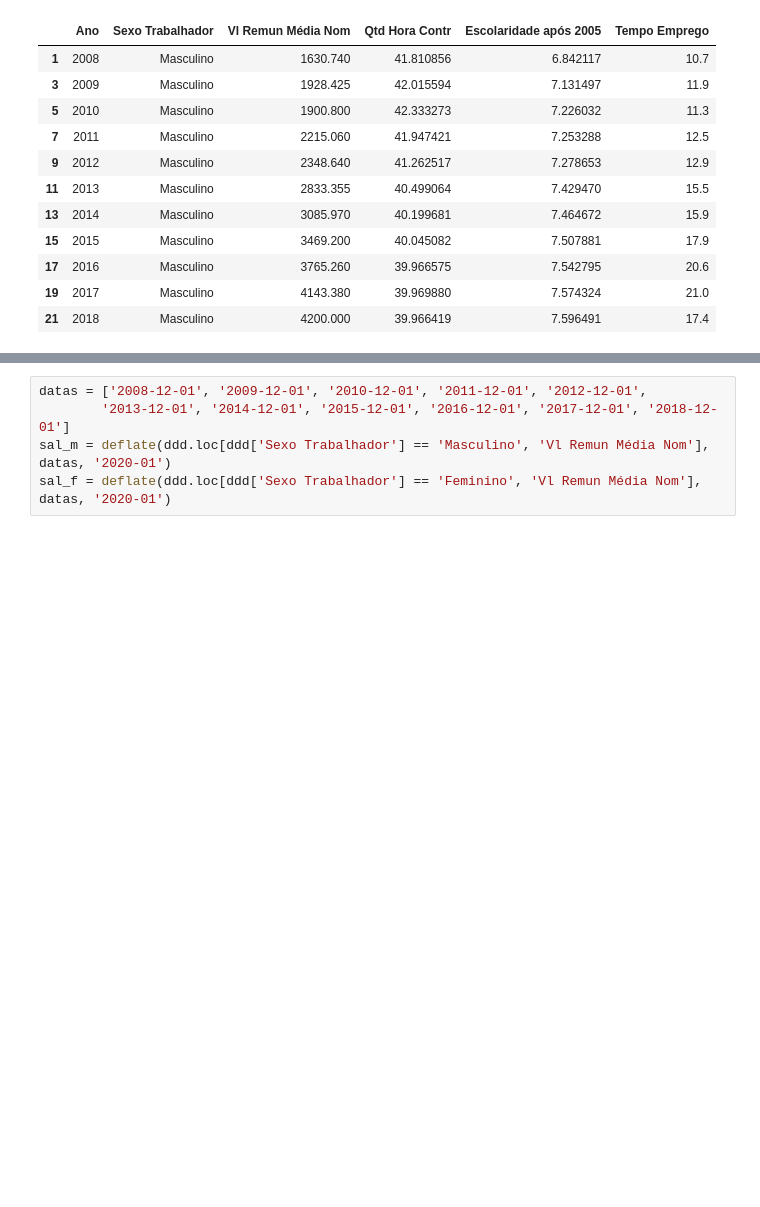
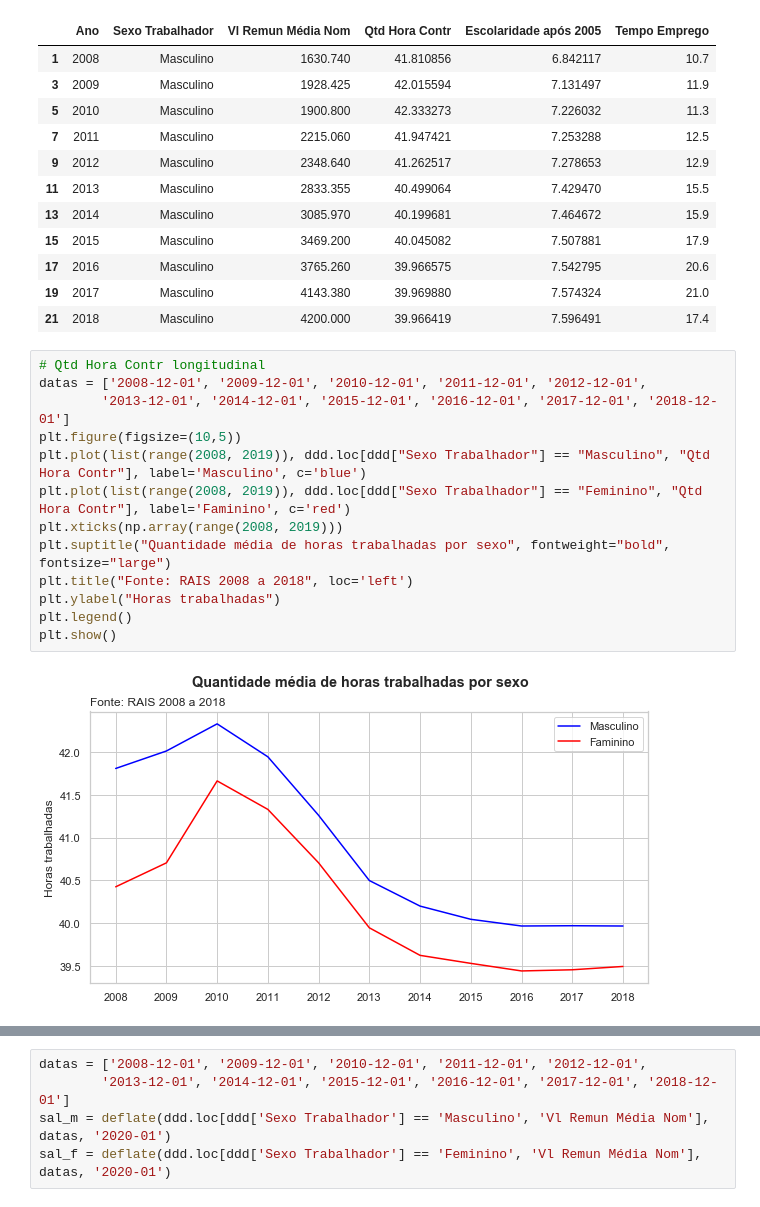
Before and after one commit to neylsoncrepalde/diversidade_mercado_ia, a Jupyter notebook: src/exploratoria.ipynb, the cells around one changed output, grey strips where cells are left out. Cells and saved outputs as stored; diff of their text form; blank space fills up the shorter version.

```diff
--- a/src/exploratoria.ipynb
+++ b/src/exploratoria.ipynb
@@ -333,3 +348,18 @@ ddd.loc[ddd['Sexo Trabalhador'] == 'Masculino',:]
 | 17 | 2016 | Masculino | 3765.260 | 39.966575 | 7.542795 | 20.6 |
 | 19 | 2017 | Masculino | 4143.380 | 39.969880 | 7.574324 | 21.0 |
 | 21 | 2018 | Masculino | 4200.000 | 39.966419 | 7.596491 | 17.4 |
+# %%
+# Qtd Hora Contr longitudinal
+datas = ['2008-12-01', '2009-12-01', '2010-12-01', '2011-12-01', '2012-12-01',
+        '2013-12-01', '2014-12-01', '2015-12-01', '2016-12-01', '2017-12-01', '2018-12-01']
+plt.figure(figsize=(10,5))
+plt.plot(list(range(2008, 2019)), ddd.loc[ddd["Sexo Trabalhador"] == "Masculino", "Qtd Hora Contr"], label='Masculino', c='blue')
+plt.plot(list(range(2008, 2019)), ddd.loc[ddd["Sexo Trabalhador"] == "Feminino", "Qtd Hora Contr"], label='Faminino', c='red')
+plt.xticks(np.array(range(2008, 2019)))
+plt.suptitle("Quantidade média de horas trabalhadas por sexo", fontweight="bold", fontsize="large")
+plt.title("Fonte: RAIS 2008 a 2018", loc='left')
+plt.ylabel("Horas trabalhadas")
+plt.legend()
+plt.show()
+# %% [output]
+[figure, added]
```
Also changed, not shown: parts of 35 cells of this notebook.
